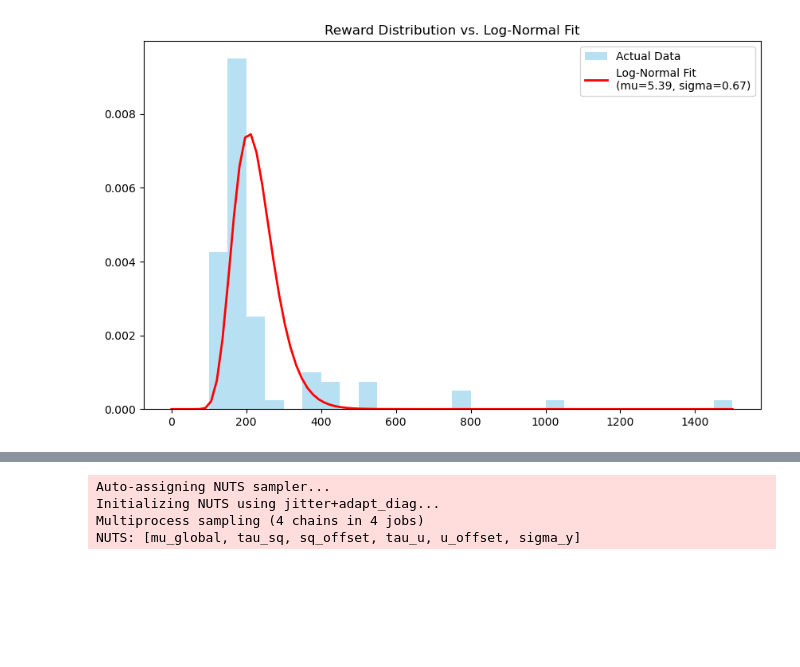
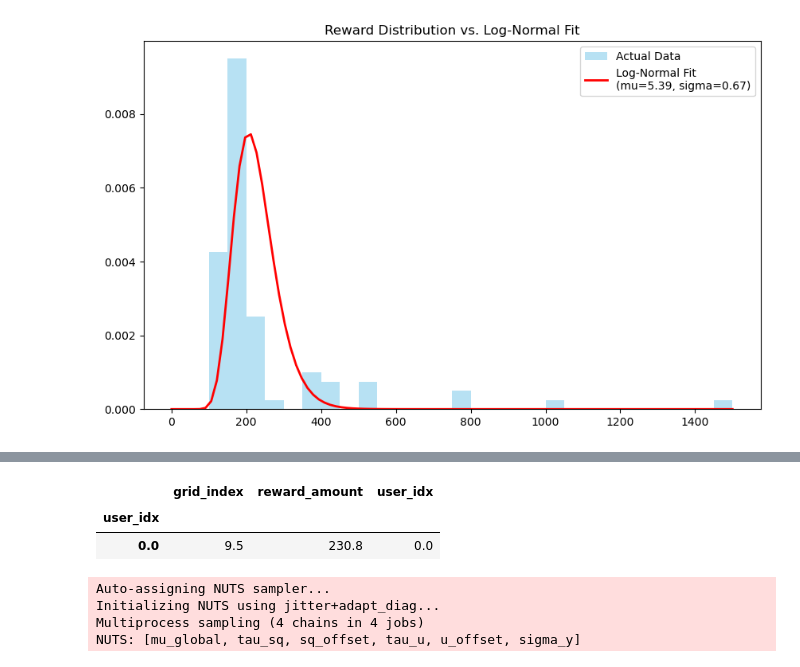
Before and after one commit to ethandeysel/Gameboard-predictor, a Jupyter notebook: notebooks/Exploration.ipynb, the cells around one changed output, grey strips where cells are left out. Drawn from its saved outputs; the diff is of its cells as text; code cells hidden in the pictures; blank space fills up the shorter version.

```diff
--- a/notebooks/Exploration.ipynb
+++ b/notebooks/Exploration.ipynb
@@ -279,3 +295,10 @@ dft = pd.concat([df, internet_df], ignore_index=True)
+# %%
+test = dft.groupby(df['user_idx']).mean()
+test
+# %% [output]
+|  | grid_index | reward_amount | user_idx |
+| user_idx |  |  |  |
+| 0.0 | 9.5 | 230.8 | 0.0 |
 # %%
 user_idx=dft['user_idx'].values.astype(int)
 sq_idx=dft['grid_index'].values.astype(int)
```
Also changed, not shown: parts of 1 cell of this notebook.
